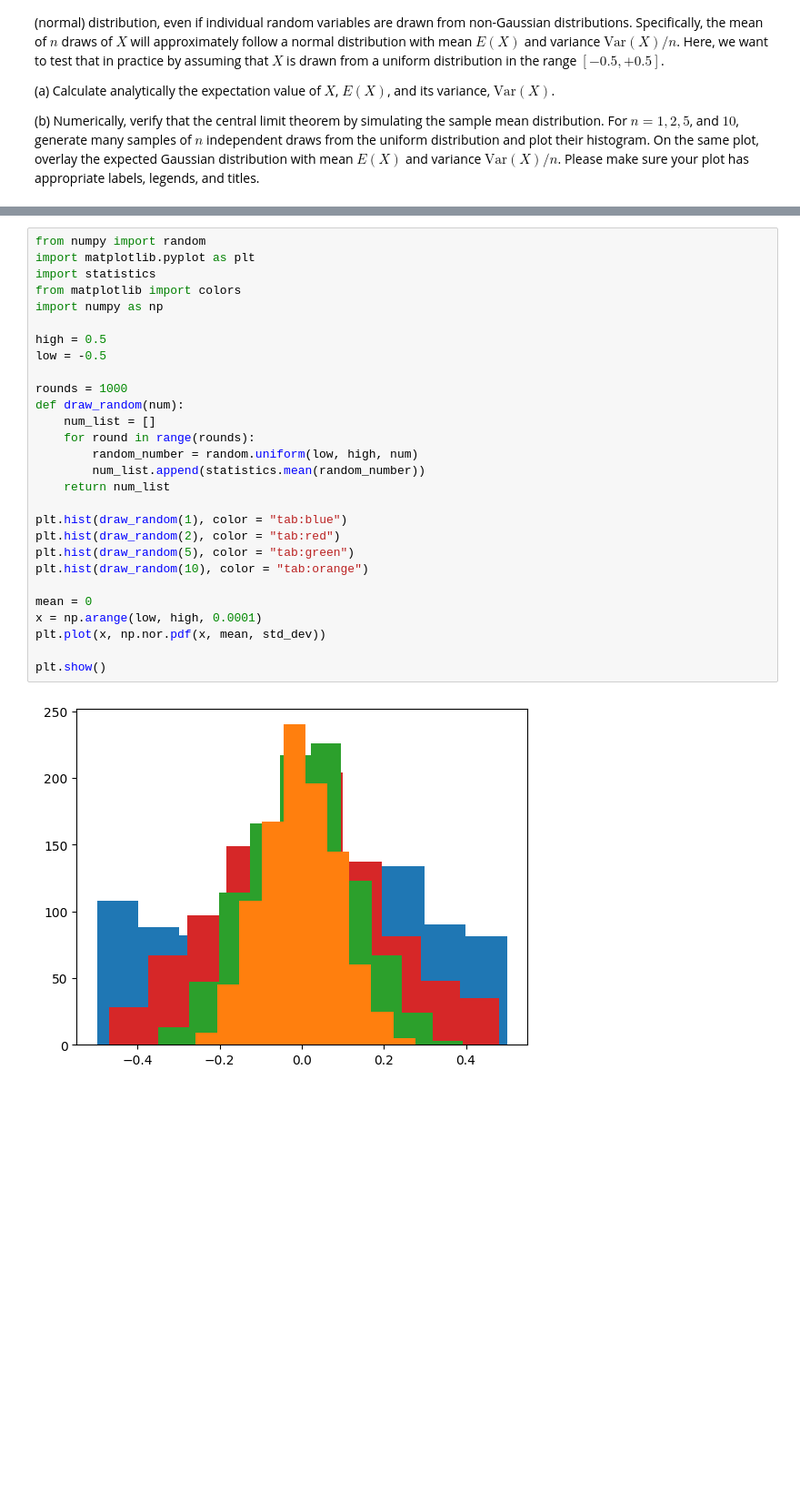
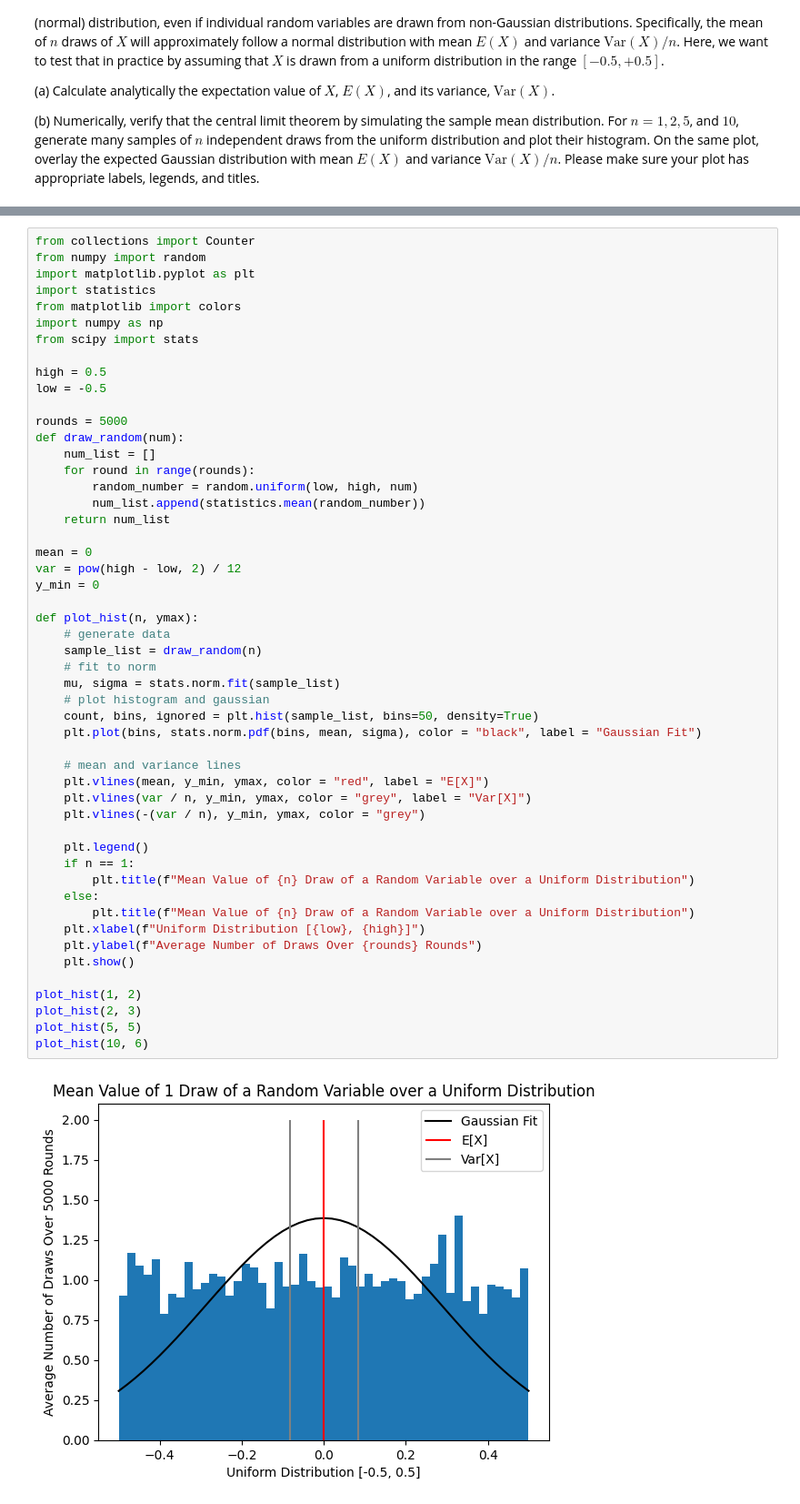
Before and after one commit to queue-h/ISCI-396, a Jupyter notebook: problem_sets/Problem_Set_1.ipynb, the cells around one changed output, grey strips where cells are left out. Shown at 91% size. Cells and saved outputs as stored; diff of their text form; blank space fills up the shorter version.

```diff
--- a/problem_sets/Problem_Set_1.ipynb
+++ b/problem_sets/Problem_Set_1.ipynb
@@ -58,30 +87,53 @@ def draw_samples(num):
 # %%
+from collections import Counter
 from numpy import random
 import matplotlib.pyplot as plt
 import statistics
 from matplotlib import colors
 import numpy as np
+from scipy import stats
 
 high = 0.5
 low = -0.5
 
-rounds = 1000
+rounds = 5000
 def draw_random(num):
     num_list = []
     for round in range(rounds):
         random_number = random.uniform(low, high, num)
         num_list.append(statistics.mean(random_number))
     return num_list
 
-plt.hist(draw_random(1), color = "tab:blue")
-plt.hist(draw_random(2), color = "tab:red")
-plt.hist(draw_random(5), color = "tab:green")
-plt.hist(draw_random(10), color = "tab:orange")
+mean = 0
+var = pow(high - low, 2) / 12
+y_min = 0
 
-mean = 0
-x = np.arange(low, high, 0.0001)
-plt.plot(x, np.nor.pdf(x, mean, std_dev))
+def plot_hist(n, ymax):
+    # generate data
+    sample_list = draw_random(n)
+    # fit to norm
+    mu, sigma = stats.norm.fit(sample_list)
+    # plot histogram and gaussian
+    count, bins, ignored = plt.hist(sample_list, bins=50, density=True)
+    plt.plot(bins, stats.norm.pdf(bins, mean, sigma), color = "black", label = "Gaussian Fit")
 
-plt.show()
+    # mean and variance lines
+    plt.vlines(mean, y_min, ymax, color = "red", label = "E[X]")
+    plt.vlines(var / n, y_min, ymax, color = "grey", label = "Var[X]")
+    plt.vlines(-(var / n), y_min, ymax, color = "grey")
+
+    plt.legend()
+    if n == 1:
+        plt.title(f"Mean Value of {n} Draw of a Random Variable over a Uniform Distribution")
+    else:
+        plt.title(f"Mean Value of {n} Draw of a Random Variable over a Uniform Distribution")
+    plt.xlabel(f"Uniform Distribution [{low}, {high}]")
+    plt.ylabel(f"Average Number of Draws Over {rounds} Rounds")
+    plt.show()
+
+plot_hist(1, 2)
+plot_hist(2, 3)
+plot_hist(5, 5)
+plot_hist(10, 6)
 # %% [output]
-[figure, old version]
+[figure, new version]
```
Also changed, not shown: parts of 4 cells of this notebook.
